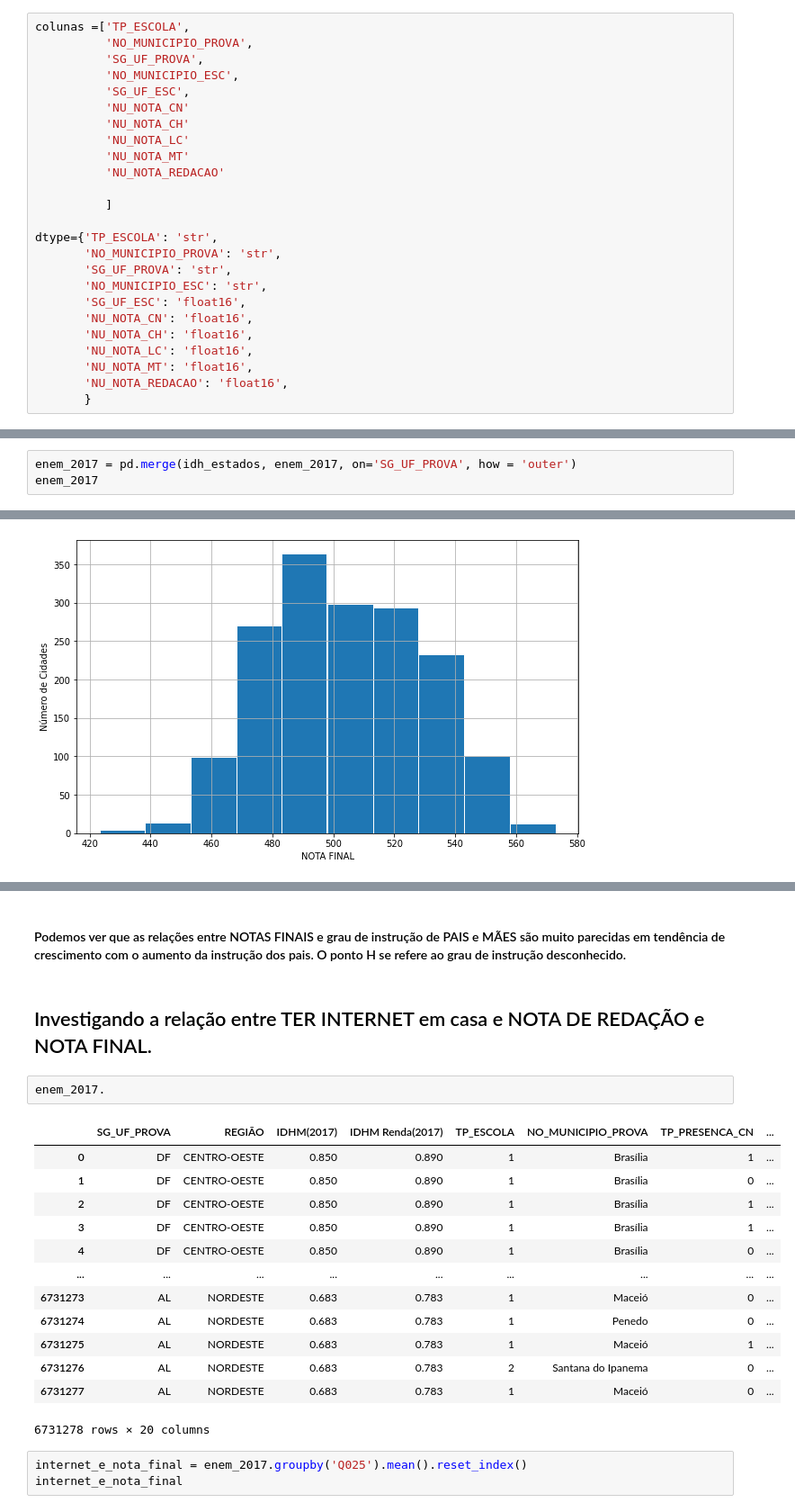
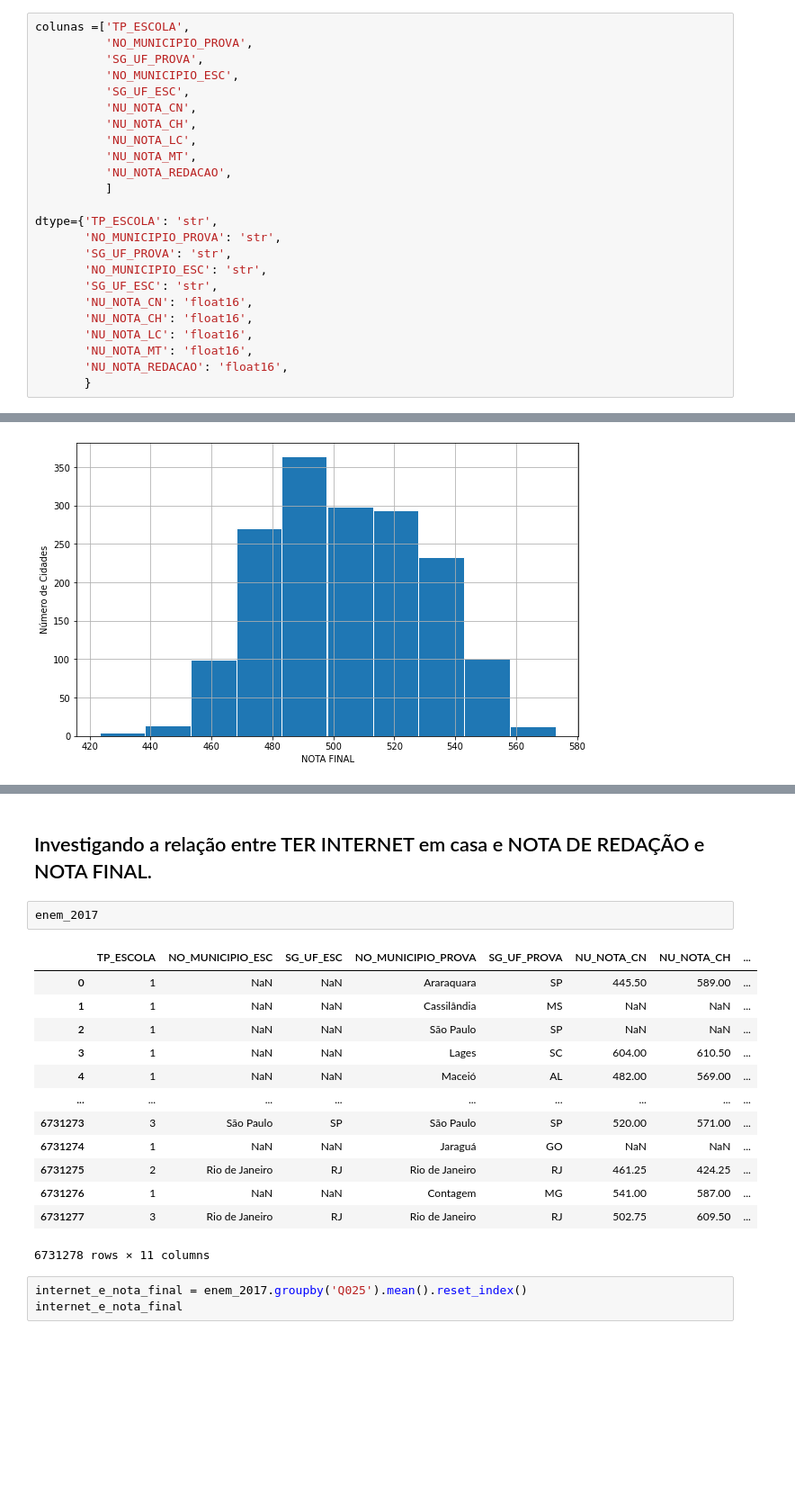
Before and after one commit to audreymoreira/ENEM_2017_Geopandas, a Jupyter notebook: Vistas_do_ENEM_2017_(com_Geopandas).ipynb, the cells around one changed output, grey strips where cells are left out. Shown at 90% size. Saved outputs shown, nothing was run; the diff lists cells and outputs as text; blank space fills up the shorter version.

```diff
--- a/Vistas_do_ENEM_2017_(com_Geopandas).ipynb
+++ b/Vistas_do_ENEM_2017_(com_Geopandas).ipynb
@@ -29,19 +29,18 @@ colunas =['TP_ESCOLA',
           'SG_UF_PROVA',
           'NO_MUNICIPIO_ESC',
           'SG_UF_ESC',
-          'NU_NOTA_CN'
-          'NU_NOTA_CH'
-          'NU_NOTA_LC'
-          'NU_NOTA_MT'
-          'NU_NOTA_REDACAO'
-
+          'NU_NOTA_CN',
+          'NU_NOTA_CH',
+          'NU_NOTA_LC',
+          'NU_NOTA_MT',
+          'NU_NOTA_REDACAO',
           ]
 
 dtype={'TP_ESCOLA': 'str',
        'NO_MUNICIPIO_PROVA': 'str',
        'SG_UF_PROVA': 'str',
        'NO_MUNICIPIO_ESC': 'str',
-       'SG_UF_ESC': 'float16',
+       'SG_UF_ESC': 'str',
        'NU_NOTA_CN': 'float16',
        'NU_NOTA_CH': 'float16',
        'NU_NOTA_LC': 'float16',
@@ -385,3 +164,0 @@ idh_por_regiao_e_nota.corr(method ='pearson')
-# %%
-enem_2017 = pd.merge(idh_estados, enem_2017, on='SG_UF_PROVA', how = 'outer')
-enem_2017
@@ -658,23 +237,21 @@ plt.show
-# %% [markdown]
-#### Podemos ver que as relações entre NOTAS FINAIS e grau de instrução de PAIS e MÃES são muito parecidas em tendência de crescimento com o aumento da instrução dos pais. O ponto H se refere ao grau de instrução desconhecido.
 # %% [markdown]
 ## Investigando a relação entre TER INTERNET em casa e NOTA DE REDAÇÃO e NOTA FINAL.
 # %%
-enem_2017.
+enem_2017
 # %% [output]
-|  | SG_UF_PROVA | REGIÃO | IDHM(2017) | IDHM Renda(2017) | TP_ESCOLA | NO_MUNICIPIO_PROVA | TP_PRESENCA_CN | ... |
-| 0 | DF | CENTRO-OESTE | 0.850 | 0.890 | 1 | Brasília | 1 | ... |
-| 1 | DF | CENTRO-OESTE | 0.850 | 0.890 | 1 | Brasília | 0 | ... |
-| 2 | DF | CENTRO-OESTE | 0.850 | 0.890 | 1 | Brasília | 1 | ... |
-| 3 | DF | CENTRO-OESTE | 0.850 | 0.890 | 1 | Brasília | 1 | ... |
-| 4 | DF | CENTRO-OESTE | 0.850 | 0.890 | 1 | Brasília | 0 | ... |
+|  | TP_ESCOLA | NO_MUNICIPIO_ESC | SG_UF_ESC | NO_MUNICIPIO_PROVA | SG_UF_PROVA | NU_NOTA_CN | NU_NOTA_CH | ... |
+| 0 | 1 | NaN | NaN | Araraquara | SP | 445.50 | 589.00 | ... |
+| 1 | 1 | NaN | NaN | Cassilândia | MS | NaN | NaN | ... |
+| 2 | 1 | NaN | NaN | São Paulo | SP | NaN | NaN | ... |
+| 3 | 1 | NaN | NaN | Lages | SC | 604.00 | 610.50 | ... |
+| 4 | 1 | NaN | NaN | Maceió | AL | 482.00 | 569.00 | ... |
 | ... | ... | ... | ... | ... | ... | ... | ... | ... |
-| 6731273 | AL | NORDESTE | 0.683 | 0.783 | 1 | Maceió | 0 | ... |
-| 6731274 | AL | NORDESTE | 0.683 | 0.783 | 1 | Penedo | 0 | ... |
-| 6731275 | AL | NORDESTE | 0.683 | 0.783 | 1 | Maceió | 1 | ... |
-| 6731276 | AL | NORDESTE | 0.683 | 0.783 | 2 | Santana do Ipanema | 0 | ... |
-| 6731277 | AL | NORDESTE | 0.683 | 0.783 | 1 | Maceió | 0 | ... |
+| 6731273 | 3 | São Paulo | SP | São Paulo | SP | 520.00 | 571.00 | ... |
+| 6731274 | 1 | NaN | NaN | Jaraguá | GO | NaN | NaN | ... |
+| 6731275 | 2 | Rio de Janeiro | RJ | Rio de Janeiro | RJ | 461.25 | 424.25 | ... |
+| 6731276 | 1 | NaN | NaN | Contagem | MG | 541.00 | 587.00 | ... |
+| 6731277 | 3 | Rio de Janeiro | RJ | Rio de Janeiro | RJ | 502.75 | 609.50 | ... |
-6731278 rows × 20 columns
+6731278 rows × 11 columns
 # %%
 internet_e_nota_final = enem_2017.groupby('Q025').mean().reset_index()
 internet_e_nota_final
```
Also changed, not shown: parts of 59 cells of this notebook.
